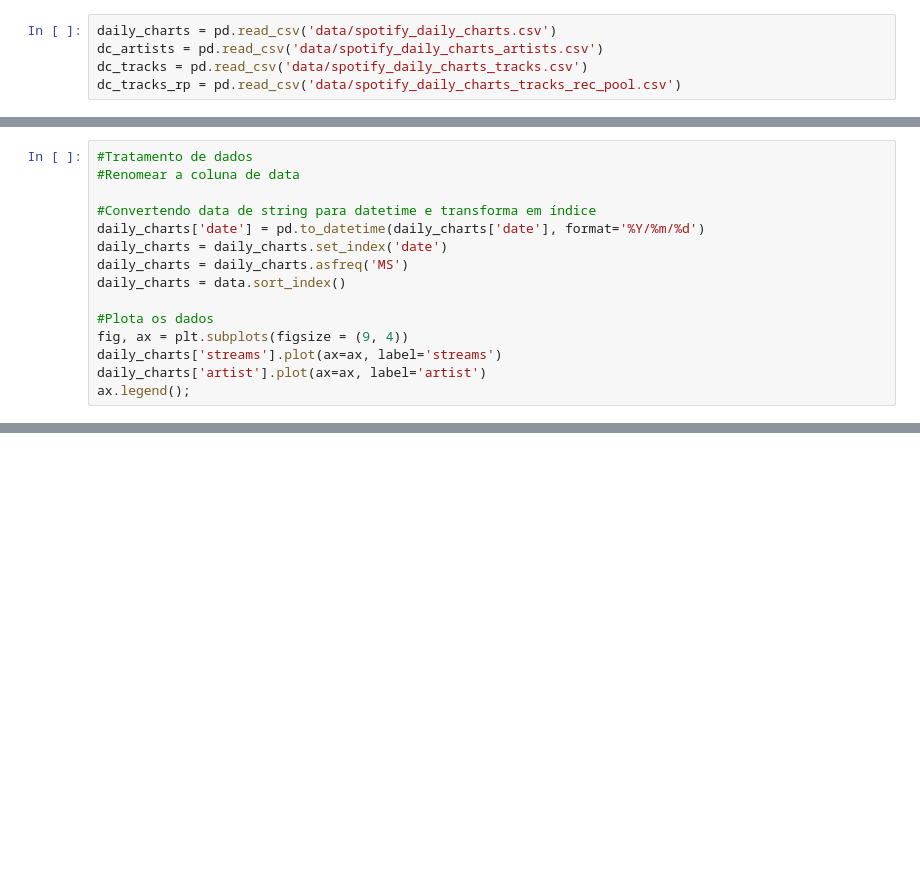
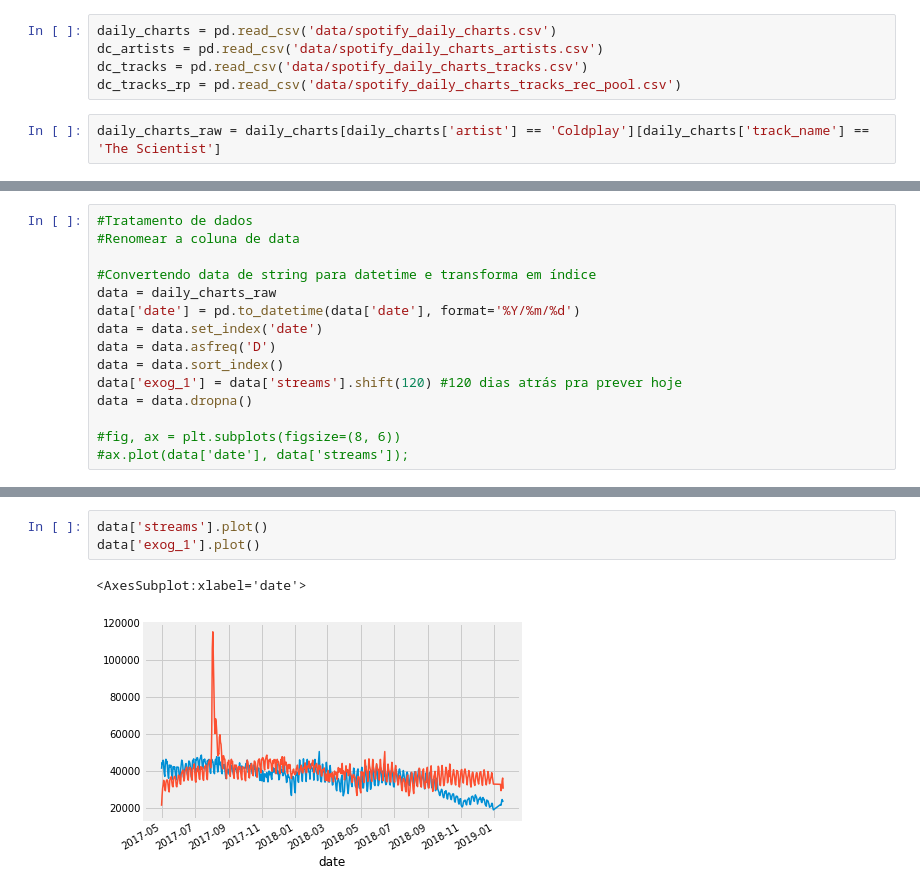
Before and after one commit to analeite/spotify-track-list-kaggle-LABBDVI-FATEC2SEM2022, a Jupyter notebook: spotify_daily_charts.ipynb, the cells around one changed output, grey strips where cells are left out. Saved outputs shown, nothing was run; the diff lists cells and outputs as text; blank space fills up the shorter version.

Commit message:
spotify_daily_charts it was finish

```diff
--- a/spotify_daily_charts.ipynb
+++ b/spotify_daily_charts.ipynb
@@ -62,3 +62,5 @@ daily_charts = pd.read_csv('data/spotify_daily_charts.csv')
 dc_artists = pd.read_csv('data/spotify_daily_charts_artists.csv')
 dc_tracks = pd.read_csv('data/spotify_daily_charts_tracks.csv')
 dc_tracks_rp = pd.read_csv('data/spotify_daily_charts_tracks_rec_pool.csv')
+# %%
+daily_charts_raw = daily_charts[daily_charts['artist'] == 'Coldplay'][daily_charts['track_name'] == 'The Scientist']
@@ -67,13 +78,13 @@ dc_tracks_rp = pd.read_csv('data/spotify_daily_charts_tracks_rec_pool.csv')
 #Renomear a coluna de data
 
 #Convertendo data de string para datetime e transforma em índice
-daily_charts['date'] = pd.to_datetime(daily_charts['date'], format='%Y/%m/%d')
-daily_charts = daily_charts.set_index('date')
-daily_charts = daily_charts.asfreq('MS')
-daily_charts = data.sort_index()
+data = daily_charts_raw
+data['date'] = pd.to_datetime(data['date'], format='%Y/%m/%d')
+data = data.set_index('date')
+data = data.asfreq('D')
+data = data.sort_index()
+data['exog_1'] = data['streams'].shift(120) #120 dias atrás pra prever hoje
+data = data.dropna()
 
-#Plota os dados
-fig, ax = plt.subplots(figsize = (9, 4))
-daily_charts['streams'].plot(ax=ax, label='streams')
-daily_charts['artist'].plot(ax=ax, label='artist')
-ax.legend();
+#fig, ax = plt.subplots(figsize=(8, 6))
+#ax.plot(data['date'], data['streams']);
@@ -158,0 +125,6 @@ Registros Track Data: 2131
+# %%
+data['streams'].plot()
+data['exog_1'].plot()
+# %% [output]
+<AxesSubplot:xlabel='date'>
+[figure, added]
```
Also changed, not shown: parts of 21 cells of this notebook.
